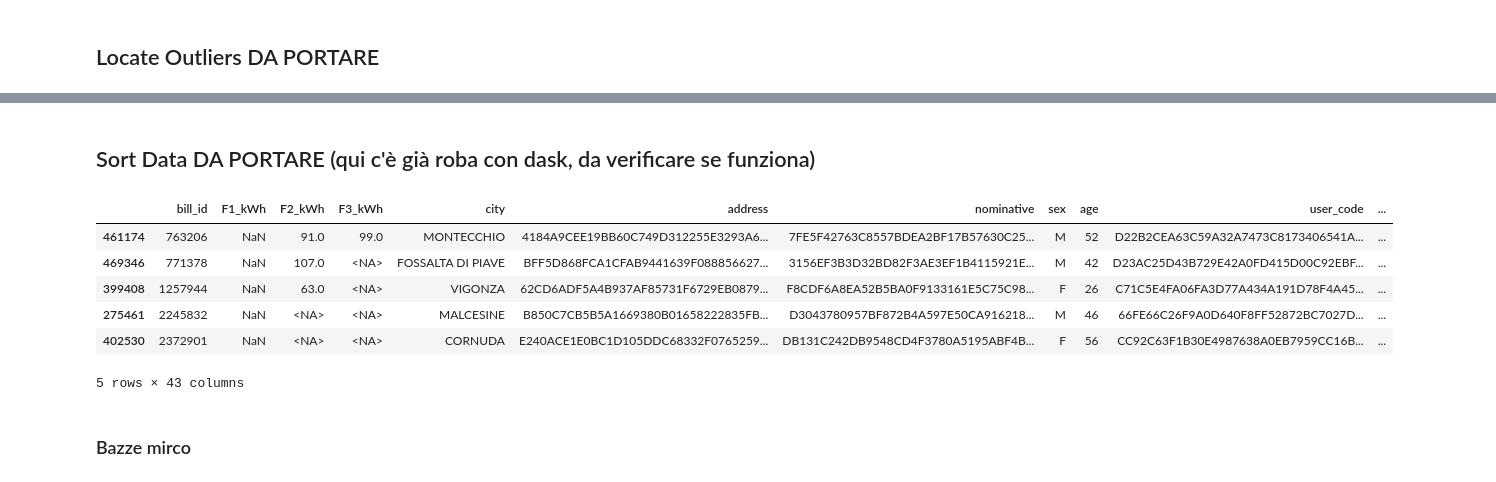
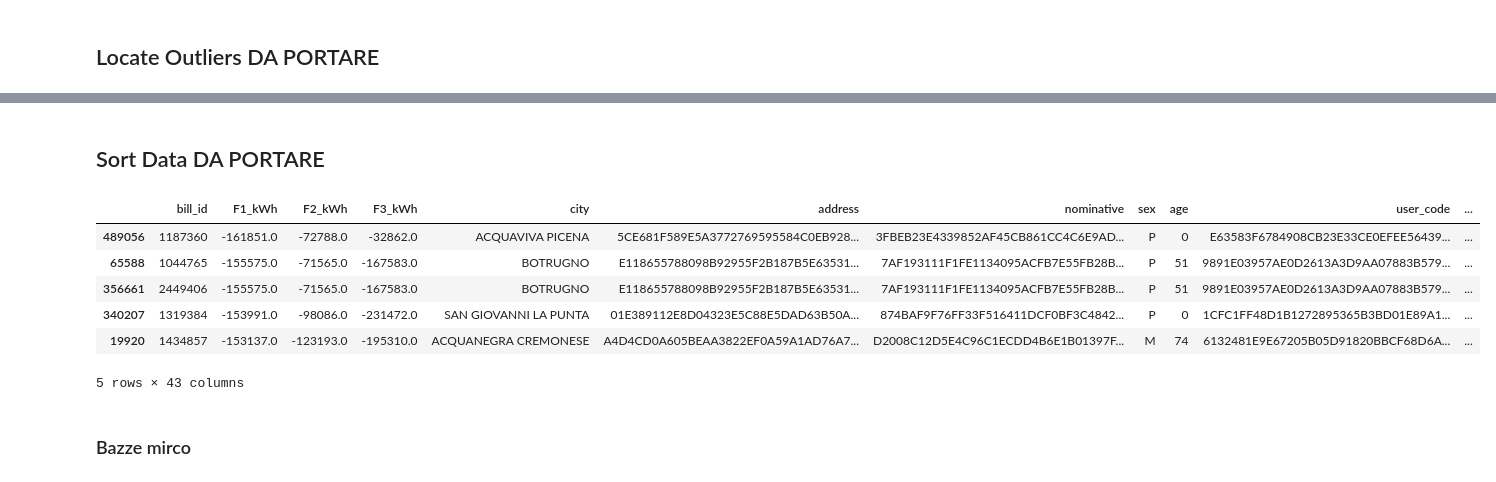
Before and after one commit to Il-Pela/BDMG-Project, a Jupyter notebook: Pelacani.ipynb, the cells around one changed output, grey strips where cells are left out. Cells and saved outputs as stored; diff of their text form; code cells hidden in the pictures.

```diff
--- a/Pelacani.ipynb
+++ b/Pelacani.ipynb
@@ -368,3 +337,0 @@ print(to_numeric_cols)
-# %%
-to_numeric_cols = to_numeric_cols[1:]
-to_numeric_cols
@@ -761,17 +589,14 @@ light_system_charges has 777167 outliers
 # %% [markdown]
-## Sort Data DA PORTARE (qui c'è già roba con dask, da verificare se funziona)
+## Sort Data DA PORTARE
 # %%
-#CERTE COLONNE CON IL TIPO DI DATO PARTICOLARE TIPO FLOATDTYPE64 VANNO CONVERTITE IN TIPI COMPRENSIBILI
-base.get_df()['F1_kWh'] = base.get_df()['F1_kWh'].astype(float)
-base.sort("F1_kWh").tail()
-# working
+base.sort("F1_kWh").head()
 # %% [output]
 |  | bill_id | F1_kWh | F2_kWh | F3_kWh | city | address | nominative | sex | age | user_code | ... |
-| 461174 | 763206 | NaN | 91.0 | 99.0 | MONTECCHIO | 4184A9CEE19BB60C749D312255E3293A6... | 7FE5F42763C8557BDEA2BF17B57630C25... | M | 52 | D22B2CEA63C59A32A7473C8173406541A... | ... |
-| 469346 | 771378 | NaN | 107.0 | <NA> | FOSSALTA DI PIAVE | BFF5D868FCA1CFAB9441639F088856627... | 3156EF3B3D32BD82F3AE3EF1B4115921E... | M | 42 | D23AC25D43B729E42A0FD415D00C92EBF... | ... |
-| 399408 | 1257944 | NaN | 63.0 | <NA> | VIGONZA | 62CD6ADF5A4B937AF85731F6729EB0879... | F8CDF6A8EA52B5BA0F9133161E5C75C98... | F | 26 | C71C5E4FA06FA3D77A434A191D78F4A45... | ... |
-| 275461 | 2245832 | NaN | <NA> | <NA> | MALCESINE | B850C7CB5B5A1669380B01658222835FB... | D3043780957BF872B4A597E50CA916218... | M | 46 | 66FE66C26F9A0D640F8FF52872BC7027D... | ... |
-| 402530 | 2372901 | NaN | <NA> | <NA> | CORNUDA | E240ACE1E0BC1D105DDC68332F0765259... | DB131C242DB9548CD4F3780A5195ABF4B... | F | 56 | CC92C63F1B30E4987638A0EB7959CC16B... | ... |
+| 489056 | 1187360 | -161851.0 | -72788.0 | -32862.0 | ACQUAVIVA PICENA | 5CE681F589E5A3772769595584C0EB928... | 3FBEB23E4339852AF45CB861CC4C6E9AD... | P | 0 | E63583F6784908CB23E33CE0EFEE56439... | ... |
+| 65588 | 1044765 | -155575.0 | -71565.0 | -167583.0 | BOTRUGNO | E118655788098B92955F2B187B5E63531... | 7AF193111F1FE1134095ACFB7E55FB28B... | P | 51 | 9891E03957AE0D2613A3D9AA07883B579... | ... |
+| 356661 | 2449406 | -155575.0 | -71565.0 | -167583.0 | BOTRUGNO | E118655788098B92955F2B187B5E63531... | 7AF193111F1FE1134095ACFB7E55FB28B... | P | 51 | 9891E03957AE0D2613A3D9AA07883B579... | ... |
+| 340207 | 1319384 | -153991.0 | -98086.0 | -231472.0 | SAN GIOVANNI LA PUNTA | 01E389112E8D04323E5C88E5DAD63B50A... | 874BAF9F76FF33F516411DCF0BF3C4842... | P | 0 | 1CFC1FF48D1B1272895365B3BD01E89A1... | ... |
+| 19920 | 1434857 | -153137.0 | -123193.0 | -195310.0 | ACQUANEGRA CREMONESE | A4D4CD0A605BEAA3822EF0A59A1AD76A7... | D2008C12D5E4C96C1ECDD4B6E1B01397F... | M | 74 | 6132481E9E67205B05D91820BBCF68D6A... | ... |
 5 rows × 43 columns
 # %% [markdown]
 ### Bazze mirco
```
Also changed, not shown: parts of 66 cells of this notebook.
